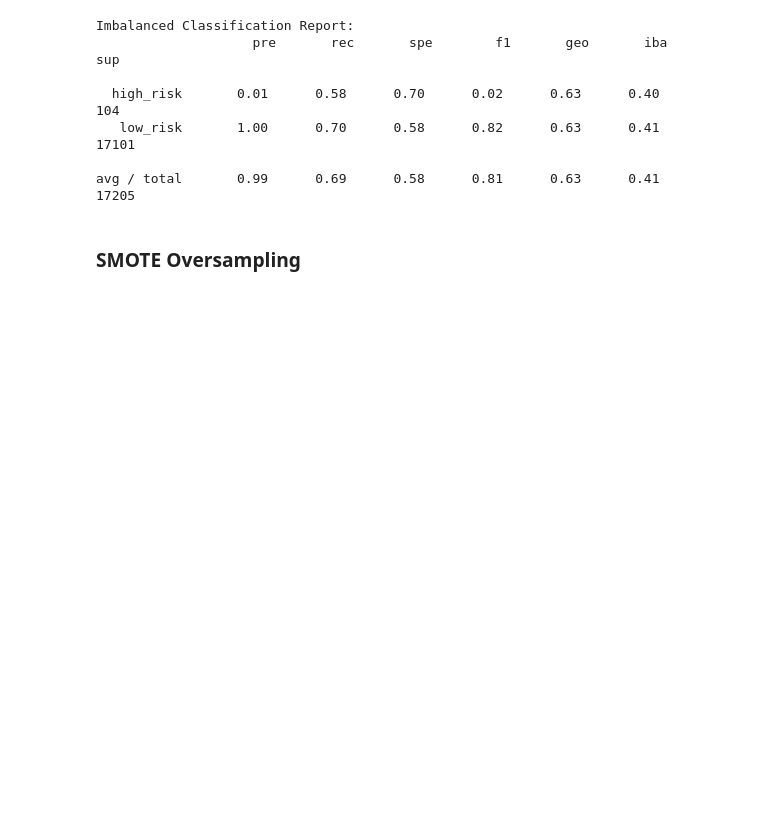
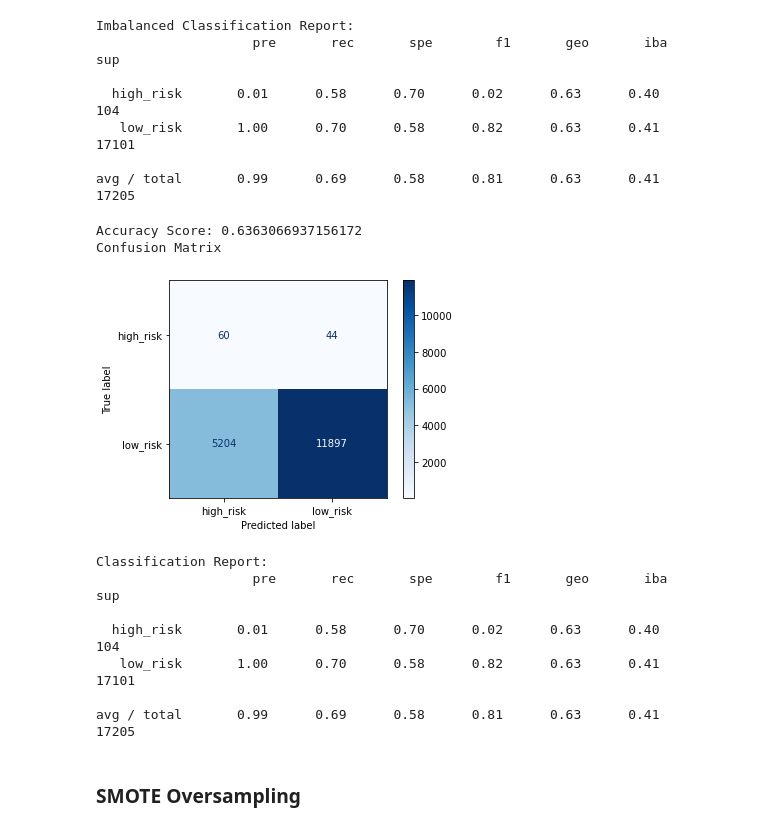
Before and after one commit to Jarviniazh/Module-17-Credit-Risk-Analysis, a Jupyter notebook: credit_risk_resampling.ipynb, the cells around one changed output. Drawn from its saved outputs; the diff is of its cells as text; code cells hidden in the pictures; blank space fills up the shorter version.

```diff
--- a/credit_risk_resampling.ipynb
+++ b/credit_risk_resampling.ipynb
@@ -186,6 +186,27 @@ Imbalanced Classification Report:
    low_risk       1.00      0.70      0.58      0.82      0.63      0.41     17101
 
 avg / total       0.99      0.69      0.58      0.81      0.63      0.41     17205
+# %%
+print(f"Accuracy Score: {balanced_accuracy_score(y_test, y_pred)}")
+
+# Plot the confusion matrix
+import matplotlib.pyplot as plt
+from sklearn.metrics import plot_confusion_matrix
+print("Confusion Matrix")
+plot_confusion_matrix(model, X_test, y_test, cmap=plt.cm.Blues)
+plt.show()
+print(f"Classification Report:\n {classification_report_imbalanced(y_test, y_pred)}")
+# %% [output]
+Accuracy Score: 0.6363066937156172
+Confusion Matrix
+[figure, added]
+Classification Report:
+                    pre       rec       spe        f1       geo       iba       sup
+
+  high_risk       0.01      0.58      0.70      0.02      0.63      0.40       104
+   low_risk       1.00      0.70      0.58      0.82      0.63      0.41     17101
+
+avg / total       0.99      0.69      0.58      0.81      0.63      0.41     17205
 # %% [markdown]
 ### SMOTE Oversampling
 # %%
```
Also changed, not shown: parts of 6 cells of this notebook.
